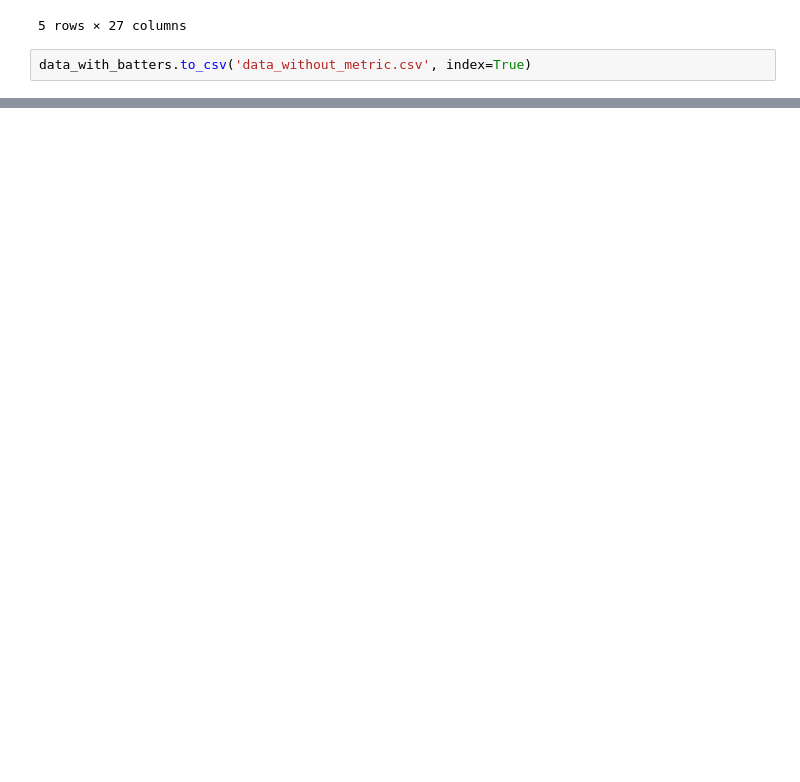
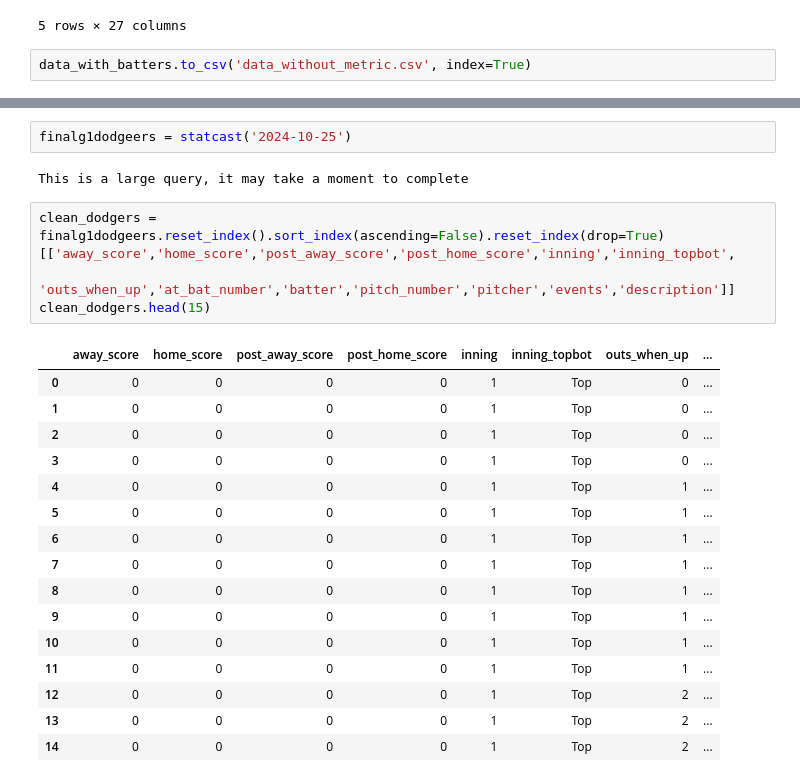
Before and after one commit to Stevey8/MLB-WL-prediction, a Jupyter notebook: data.ipynb, the cells around one changed output, grey strips where cells are left out. Drawn from its saved outputs; the diff is of its cells as text; blank space fills up the shorter version.

```diff
--- a/data.ipynb
+++ b/data.ipynb
@@ -125,0 +301,25 @@ data_with_batters.to_csv('data_without_metric.csv', index=True)
+# %%
+finalg1dodgeers = statcast('2024-10-25')
+# %% [output]
+This is a large query, it may take a moment to complete
+# %%
+clean_dodgers = finalg1dodgeers.reset_index().sort_index(ascending=False).reset_index(drop=True)[['away_score','home_score','post_away_score','post_home_score','inning','inning_topbot',
+                                                                                  'outs_when_up','at_bat_number','batter','pitch_number','pitcher','events','description']]
+clean_dodgers.head(15)
+# %% [output]
+|  | away_score | home_score | post_away_score | post_home_score | inning | inning_topbot | outs_when_up | ... |
+| 0 | 0 | 0 | 0 | 0 | 1 | Top | 0 | ... |
+| 1 | 0 | 0 | 0 | 0 | 1 | Top | 0 | ... |
+| 2 | 0 | 0 | 0 | 0 | 1 | Top | 0 | ... |
+| 3 | 0 | 0 | 0 | 0 | 1 | Top | 0 | ... |
+| 4 | 0 | 0 | 0 | 0 | 1 | Top | 1 | ... |
+| 5 | 0 | 0 | 0 | 0 | 1 | Top | 1 | ... |
+| 6 | 0 | 0 | 0 | 0 | 1 | Top | 1 | ... |
+| 7 | 0 | 0 | 0 | 0 | 1 | Top | 1 | ... |
+| 8 | 0 | 0 | 0 | 0 | 1 | Top | 1 | ... |
+| 9 | 0 | 0 | 0 | 0 | 1 | Top | 1 | ... |
+| 10 | 0 | 0 | 0 | 0 | 1 | Top | 1 | ... |
+| 11 | 0 | 0 | 0 | 0 | 1 | Top | 1 | ... |
+| 12 | 0 | 0 | 0 | 0 | 1 | Top | 2 | ... |
+| 13 | 0 | 0 | 0 | 0 | 1 | Top | 2 | ... |
+| 14 | 0 | 0 | 0 | 0 | 1 | Top | 2 | ... |
```
Also changed, not shown: parts of 22 cells of this notebook, 3 other files.
